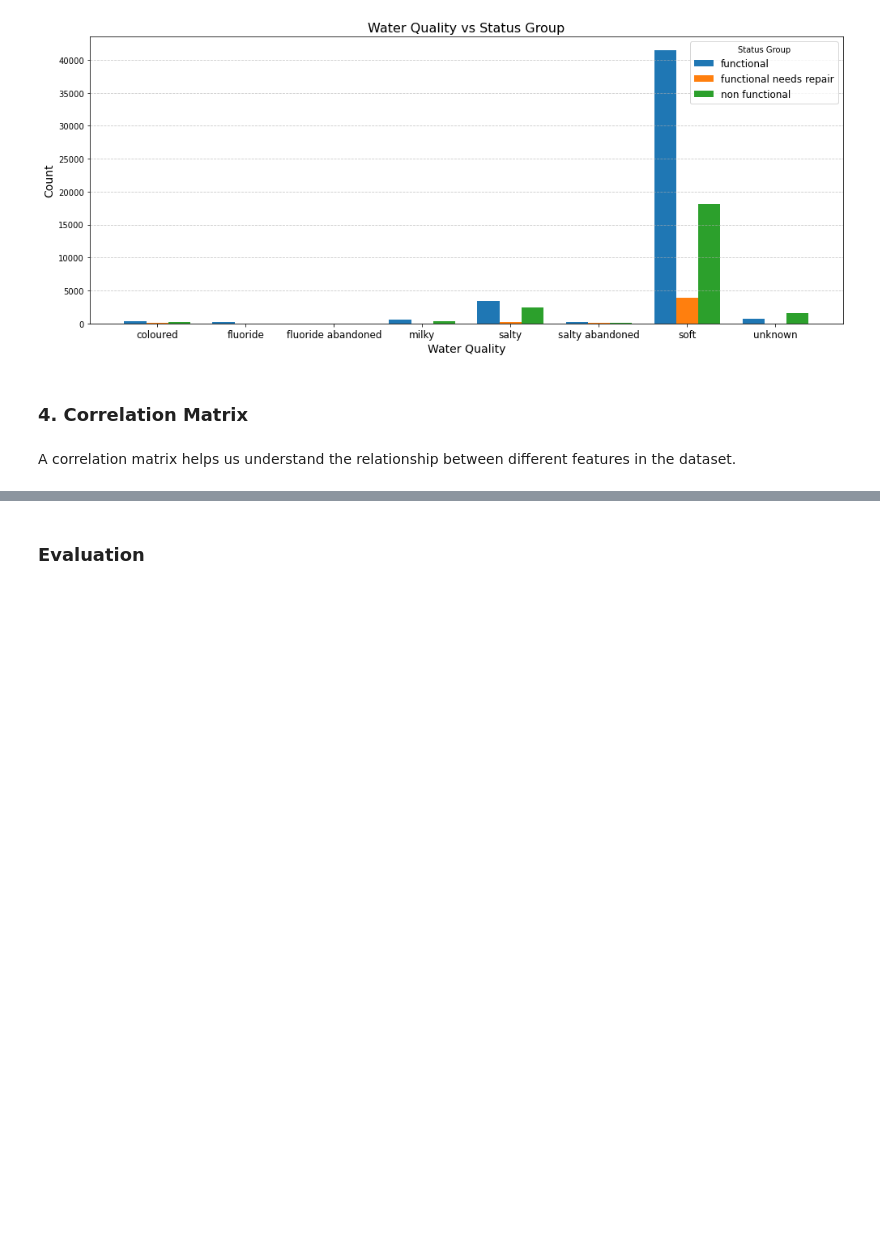
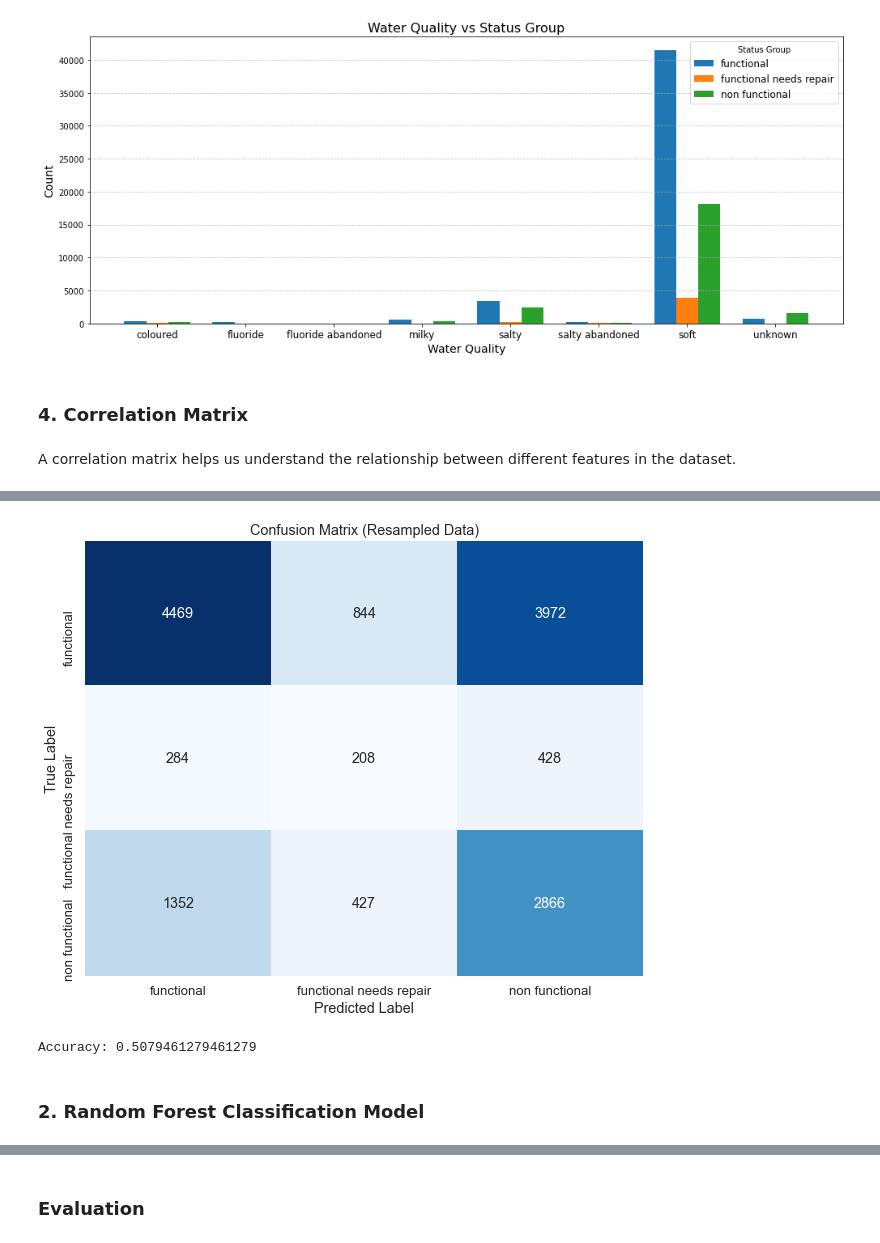
Before and after one commit to vkigen/dsc-phase3-project, a Jupyter notebook: student.ipynb, the cells around one changed output, grey strips where cells are left out. Cells and saved outputs as stored; diff of their text form; code cells hidden in the pictures; blank space fills up the shorter version.

```diff
--- a/student.ipynb
+++ b/student.ipynb
@@ -727,8 +791,9 @@ dtypes: float64(3), int64(4664), object(2)
 memory usage: 2.6+ GB
 # %%
-# Assume you have a DataFrame `merged_df` with features and labels
-X = merged_df.drop('target_column', axis=1)  # Features
-y = merged_df['target_column']  # Labels (target)
+# Drop 'id' and 'status_group' columns from the features
+X = merged_df_scaled.drop(columns=['id', 'status_group','date_recorded'])  # Drop 'id' and target column
+y = merged_df_scaled['status_group']  # Target column remains the same
+
 
 # Split the dataset into 80% training and 20% validation
 X_train, X_val, y_train, y_val = train_test_split(X, y, test_size=0.2, random_state=42)
@@ -737,0 +901,15 @@ print(f"Validation data shape: {X_val.shape}")
+# %%
+from sklearn.linear_model import LogisticRegression
+from imblearn.over_sampling import SMOTE
+
+# Initialize SMOTE
+smote = SMOTE(random_state=42)
+
+# Apply SMOTE to the training data only (to avoid data leakage)
+X_train_resampled, y_train_resampled = smote.fit_resample(X_train, y_train)
+
+# Initialize logistic regression model
+logistic_regression_model = LogisticRegression(random_state=42)
+
+# Train your model on the resampled data
+logistic_regression_model.fit(X_train_resampled, y_train_resampled)
@@ -737,0 +925,31 @@ print(f"Validation data shape: {X_val.shape}")
+# %%
+# Calculate predictions using the logistic regression model trained on the resampled data
+y_pred_resampled = logistic_regression_model.predict(X_val)
+
+# Calculate the confusion matrix using the resampled predictions and true labels
+conf_matrix_resampled = confusion_matrix(y_val, y_pred_resampled)
+
+# Get class labels
+class_labels_resampled = sorted(np.unique(y_val))
+
+# Set seaborn style
+sns.set(font_scale=1.2)
+
+# Plot confusion matrix as heatmap
+plt.figure(figsize=(10, 8))
+sns.heatmap(conf_matrix_resampled, annot=True, cmap="Blues", fmt="d", cbar=False,
+            xticklabels=class_labels_resampled, yticklabels=class_labels_resampled)
+plt.title('Confusion Matrix (Resampled Data)')
+plt.xlabel('Predicted Label')
+plt.ylabel('True Label')
+plt.show()
+# %% [output]
+[figure, added]
+# %%
+# Calculate accuracy
+accuracy = accuracy_score(y_val, y_pred_resampled)
+print("Accuracy:", accuracy)
+# %% [output]
+Accuracy: 0.5079461279461279
+# %% [markdown]
+### 2. Random Forest Classification Model
```
Also changed, not shown: parts of 35 cells of this notebook, 3 other files.
